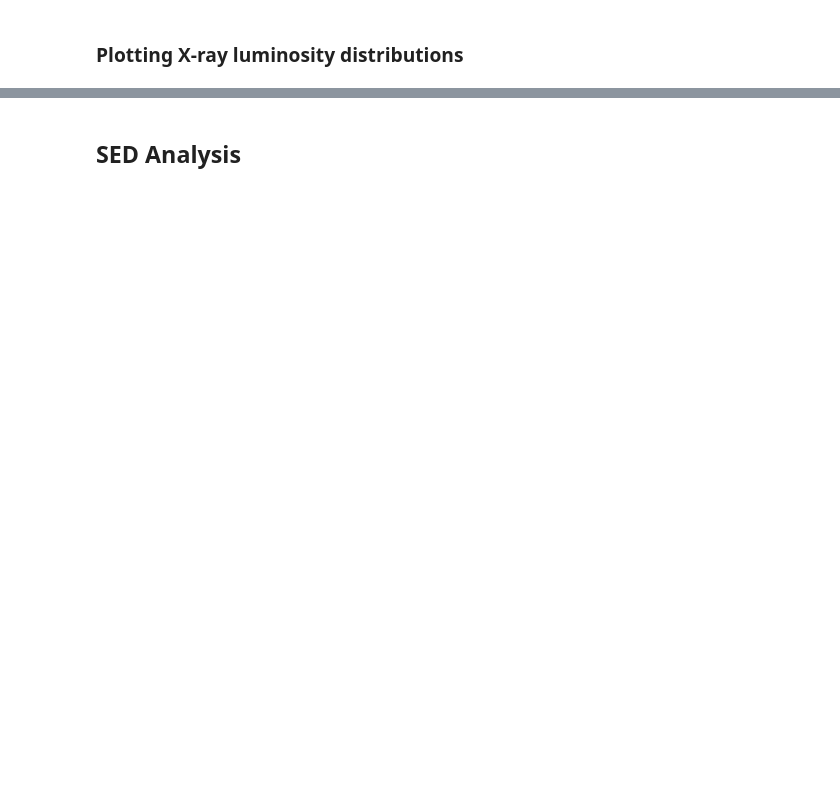
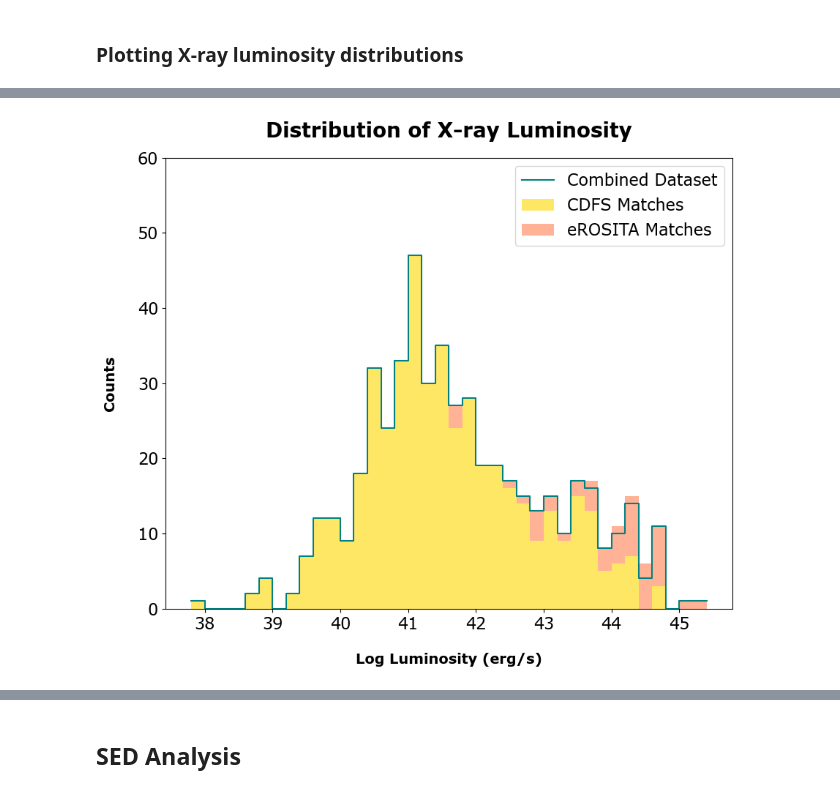
Before and after one commit to trevin-lee/h20-xray-catalog-matching, a Jupyter notebook: src/agn_analysis.ipynb, the cells around one changed output, grey strips where cells are left out. Cells and saved outputs as stored; diff of their text form; code cells hidden in the pictures; blank space fills up the shorter version.

```diff
--- a/src/agn_analysis.ipynb
+++ b/src/agn_analysis.ipynb
@@ -268,3 +276,43 @@ plt.show()
+# %%
+combined_luminosity = combined_computed['L_x']
+log_combined_luminosity = np.log10(combined_luminosity[combined_luminosity > 0])
+
+luminosity_erosita = edff_erosita_computed['L_x']
+log_combined_luminosity_erosita = np.log10(luminosity_erosita[luminosity_erosita > 0])
+
+luminosity_cdfs = edff_cdfs_computed['L_x']
+log_combined_luminosity_cdfs = np.log10(luminosity_cdfs[luminosity_cdfs > 0])
+
+min_log_lum = np.floor(min(log_combined_luminosity.min(), log_combined_luminosity_erosita.min(), log_combined_luminosity_cdfs.min()) * 10) / 10
+max_log_lum = np.ceil(max(log_combined_luminosity.max(), log_combined_luminosity_erosita.max(), log_combined_luminosity_cdfs.max()) * 10) / 10
+bin_edges = np.arange(min_log_lum, max_log_lum + 0.2, 0.2)
+
+# Compute histogram counts
+cdfs_counts, _ = np.histogram(log_combined_luminosity_cdfs, bins=bin_edges)
+erosita_counts, _ = np.histogram(log_combined_luminosity_erosita, bins=bin_edges)
+
+# Plotting
+plt.figure(figsize=(10, 8))
+
+# Plot the combined dataset as a line plot
+sns.histplot(log_combined_luminosity, bins=bin_edges, kde=False, color='teal', label='Combined Dataset', fill=False, element='step', line_kws={'linewidth': 2})
+
+# Plot the CDFS dataset
+plt.bar(bin_edges[:-1], cdfs_counts, width=np.diff(bin_edges), color='gold', label='CDFS Matches', alpha=0.6, align='edge')
+
+# Plot the eROSITA dataset on top of the CDFS dataset
+plt.bar(bin_edges[:-1], erosita_counts, width=np.diff(bin_edges), bottom=cdfs_counts, color='coral', label='eROSITA Matches', alpha=0.6, align='edge')
+
+plt.xlabel('Log Luminosity (erg/s)')
+plt.ylabel('Counts')
+plt.title('Distribution of X-ray Luminosity')
+plt.legend()
+plt.ylim(0, 60)
+
+plt.savefig('plots/combined_erosita_cdfs_xray_dist.png')
+plt.show()
+# %% [output]
+[figure, added]
 # %%
 combined_redshifts = pd.concat([edff_cdfs_computed['z'], edff_erosita_computed['z']], ignore_index=True)
 combined_luminosity = pd.concat([edff_cdfs_computed['L_x'], edff_erosita_computed['L_x']], ignore_index=True)
```
Also changed, not shown: parts of 26 cells of this notebook, 27 other files.
